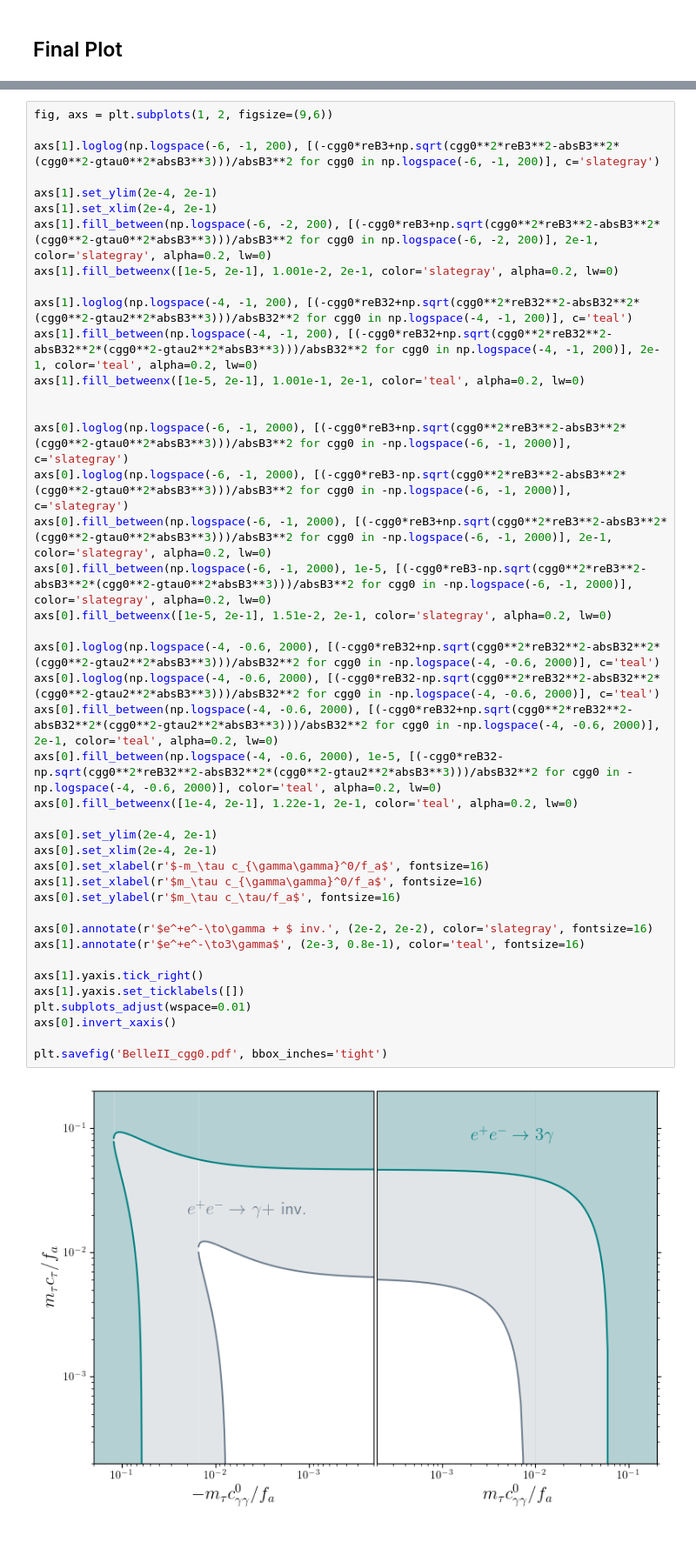
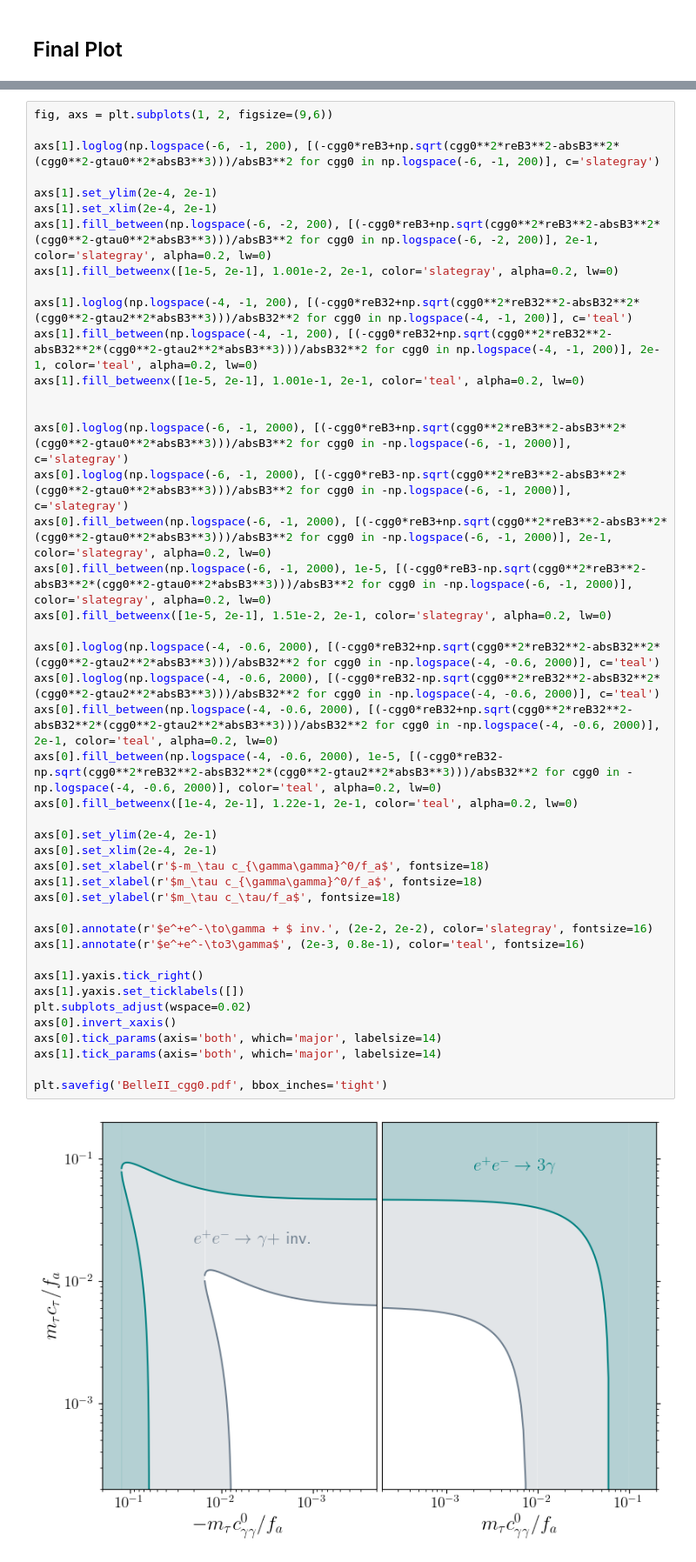
Before and after one commit to Jorge-Alda/tauALPs, a Jupyter notebook: ALP/BelleII/belleII.ipynb, the cells around one changed output, grey strips where cells are left out. Shown at 87% size. Saved outputs shown, nothing was run; the diff lists cells and outputs as text.

Commit message:
homogeneize fontsize in plots

```diff
--- a/ALP/BelleII/belleII.ipynb
+++ b/ALP/BelleII/belleII.ipynb
@@ -386,35 +386,37 @@ axs[1].fill_betweenx([1e-5, 2e-1], 1.001e-2, 2e-1, color='slategray', alpha=0.2,
 
 axs[1].loglog(np.logspace(-4, -1, 200), [(-cgg0*reB32+np.sqrt(cgg0**2*reB32**2-absB32**2*(cgg0**2-gtau2**2*absB3**3)))/absB32**2 for cgg0 in np.logspace(-4, -1, 200)], c='teal')
 axs[1].fill_between(np.logspace(-4, -1, 200), [(-cgg0*reB32+np.sqrt(cgg0**2*reB32**2-absB32**2*(cgg0**2-gtau2**2*absB3**3)))/absB32**2 for cgg0 in np.logspace(-4, -1, 200)], 2e-1, color='teal', alpha=0.2, lw=0)
 axs[1].fill_betweenx([1e-5, 2e-1], 1.001e-1, 2e-1, color='teal', alpha=0.2, lw=0)
 
 
 axs[0].loglog(np.logspace(-6, -1, 2000), [(-cgg0*reB3+np.sqrt(cgg0**2*reB3**2-absB3**2*(cgg0**2-gtau0**2*absB3**3)))/absB3**2 for cgg0 in -np.logspace(-6, -1, 2000)], c='slategray')
 axs[0].loglog(np.logspace(-6, -1, 2000), [(-cgg0*reB3-np.sqrt(cgg0**2*reB3**2-absB3**2*(cgg0**2-gtau0**2*absB3**3)))/absB3**2 for cgg0 in -np.logspace(-6, -1, 2000)], c='slategray')
 axs[0].fill_between(np.logspace(-6, -1, 2000), [(-cgg0*reB3+np.sqrt(cgg0**2*reB3**2-absB3**2*(cgg0**2-gtau0**2*absB3**3)))/absB3**2 for cgg0 in -np.logspace(-6, -1, 2000)], 2e-1, color='slategray', alpha=0.2, lw=0)
 axs[0].fill_between(np.logspace(-6, -1, 2000), 1e-5, [(-cgg0*reB3-np.sqrt(cgg0**2*reB3**2-absB3**2*(cgg0**2-gtau0**2*absB3**3)))/absB3**2 for cgg0 in -np.logspace(-6, -1, 2000)], color='slategray', alpha=0.2, lw=0)
 axs[0].fill_betweenx([1e-5, 2e-1], 1.51e-2, 2e-1, color='slategray', alpha=0.2, lw=0)
 
 axs[0].loglog(np.logspace(-4, -0.6, 2000), [(-cgg0*reB32+np.sqrt(cgg0**2*reB32**2-absB32**2*(cgg0**2-gtau2**2*absB3**3)))/absB32**2 for cgg0 in -np.logspace(-4, -0.6, 2000)], c='teal')
 axs[0].loglog(np.logspace(-4, -0.6, 2000), [(-cgg0*reB32-np.sqrt(cgg0**2*reB32**2-absB32**2*(cgg0**2-gtau2**2*absB3**3)))/absB32**2 for cgg0 in -np.logspace(-4, -0.6, 2000)], c='teal')
 axs[0].fill_between(np.logspace(-4, -0.6, 2000), [(-cgg0*reB32+np.sqrt(cgg0**2*reB32**2-absB32**2*(cgg0**2-gtau2**2*absB3**3)))/absB32**2 for cgg0 in -np.logspace(-4, -0.6, 2000)], 2e-1, color='teal', alpha=0.2, lw=0)
 axs[0].fill_between(np.logspace(-4, -0.6, 2000), 1e-5, [(-cgg0*reB32-np.sqrt(cgg0**2*reB32**2-absB32**2*(cgg0**2-gtau2**2*absB3**3)))/absB32**2 for cgg0 in -np.logspace(-4, -0.6, 2000)], color='teal', alpha=0.2, lw=0)
 axs[0].fill_betweenx([1e-4, 2e-1], 1.22e-1, 2e-1, color='teal', alpha=0.2, lw=0)
 
 axs[0].set_ylim(2e-4, 2e-1)
 axs[0].set_xlim(2e-4, 2e-1)
-axs[0].set_xlabel(r'$-m_\tau c_{\gamma\gamma}^0/f_a$', fontsize=16)
-axs[1].set_xlabel(r'$m_\tau c_{\gamma\gamma}^0/f_a$', fontsize=16)
-axs[0].set_ylabel(r'$m_\tau c_\tau/f_a$', fontsize=16)
+axs[0].set_xlabel(r'$-m_\tau c_{\gamma\gamma}^0/f_a$', fontsize=18)
+axs[1].set_xlabel(r'$m_\tau c_{\gamma\gamma}^0/f_a$', fontsize=18)
+axs[0].set_ylabel(r'$m_\tau c_\tau/f_a$', fontsize=18)
 
 axs[0].annotate(r'$e^+e^-\to\gamma + $ inv.', (2e-2, 2e-2), color='slategray', fontsize=16)
 axs[1].annotate(r'$e^+e^-\to3\gamma$', (2e-3, 0.8e-1), color='teal', fontsize=16)
 
 axs[1].yaxis.tick_right()
 axs[1].yaxis.set_ticklabels([])
-plt.subplots_adjust(wspace=0.01)
+plt.subplots_adjust(wspace=0.02)
 axs[0].invert_xaxis()
+axs[0].tick_params(axis='both', which='major', labelsize=14)
+axs[1].tick_params(axis='both', which='major', labelsize=14)
 
 plt.savefig('BelleII_cgg0.pdf', bbox_inches='tight')
 # %% [output]
-[figure, old version]
+[figure, new version]
```
Also changed, not shown: 5 other files.
